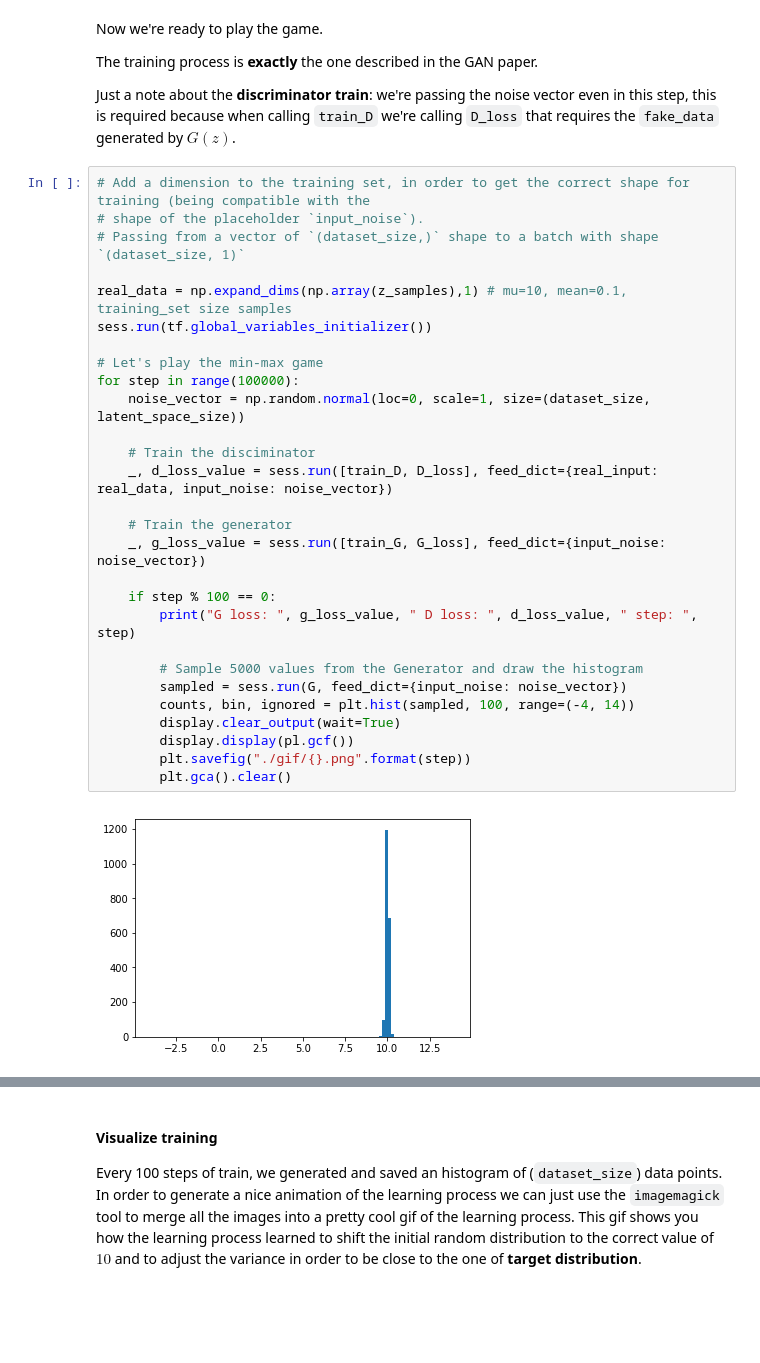
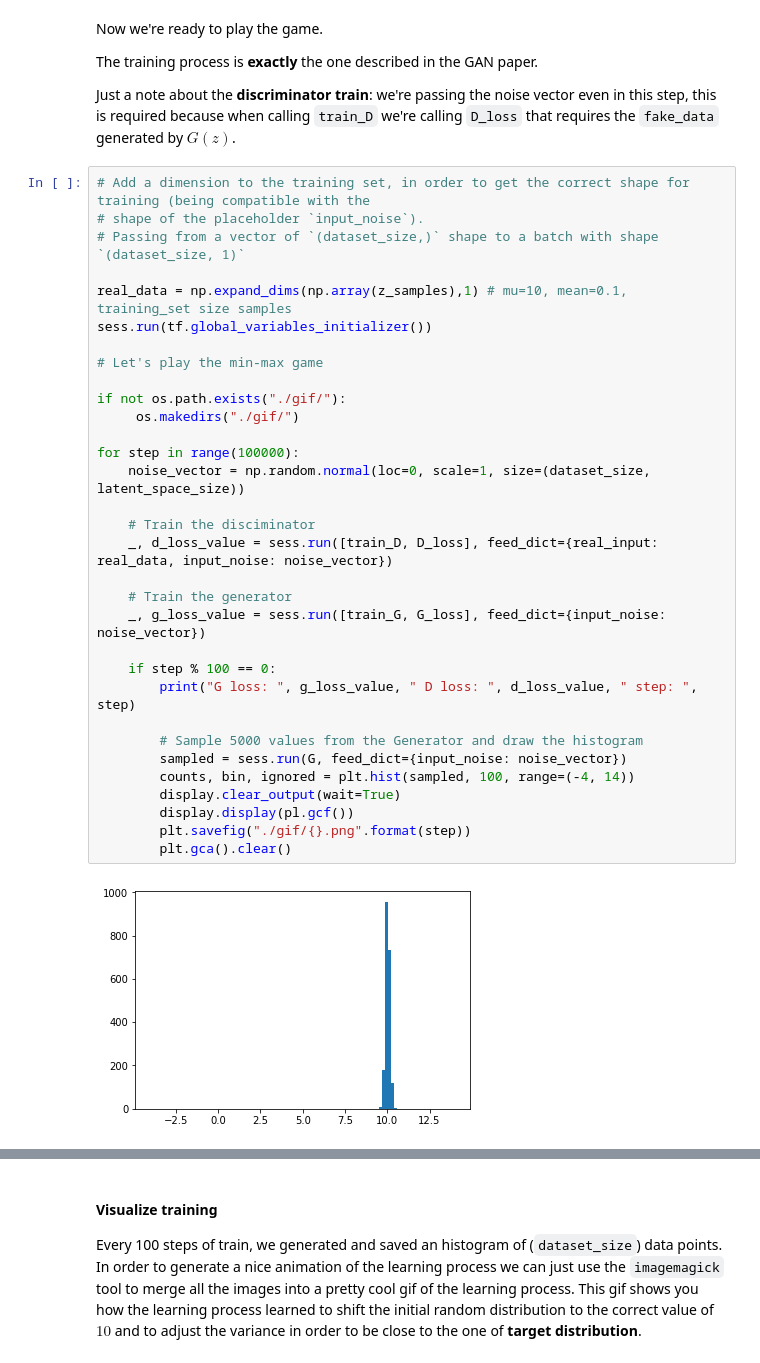
Before and after one commit to zurutech/gans-from-theory-to-production, a Jupyter notebook: 2. GANs in Tensorflow/2.1. Writing a GAN from scratch - the old way.ipynb, the cells around one changed output, grey strips where cells are left out. Saved outputs shown, nothing was run; the diff lists cells and outputs as text; blank space fills up the shorter version.

Commit message:
Create ./gif/ dir if  not exists

```diff
--- a/2. GANs in Tensorflow/2.1. Writing a GAN from scratch - the old way.ipynb
+++ b/2. GANs in Tensorflow/2.1. Writing a GAN from scratch - the old way.ipynb
@@ -206,33 +207,37 @@ Just a note about the **discriminator train**: we're passing the noise vector ev
 # %%
 # Add a dimension to the training set, in order to get the correct shape for training (being compatible with the
 # shape of the placeholder `input_noise`).
 # Passing from a vector of `(dataset_size,)` shape to a batch with shape `(dataset_size, 1)`
 
 real_data = np.expand_dims(np.array(z_samples),1) # mu=10, mean=0.1, training_set size samples
 sess.run(tf.global_variables_initializer())
 
 # Let's play the min-max game
+
+if not os.path.exists("./gif/"):
+     os.makedirs("./gif/")
+
 for step in range(100000):
     noise_vector = np.random.normal(loc=0, scale=1, size=(dataset_size, latent_space_size))
 
     # Train the disciminator
     _, d_loss_value = sess.run([train_D, D_loss], feed_dict={real_input: real_data, input_noise: noise_vector})
 
     # Train the generator
     _, g_loss_value = sess.run([train_G, G_loss], feed_dict={input_noise: noise_vector})
 
     if step % 100 == 0:
         print("G loss: ", g_loss_value, " D loss: ", d_loss_value, " step: ", step)
 
         # Sample 5000 values from the Generator and draw the histogram
         sampled = sess.run(G, feed_dict={input_noise: noise_vector})
         counts, bin, ignored = plt.hist(sampled, 100, range=(-4, 14))
         display.clear_output(wait=True)
         display.display(pl.gcf())
         plt.savefig("./gif/{}.png".format(step))
         plt.gca().clear()
 # %% [output]
-[figure, old version]
+[figure, new version]
 [figure]
 # %% [markdown]
 #### Visualize training
```
Also changed, not shown: parts of 3 cells of this notebook.
